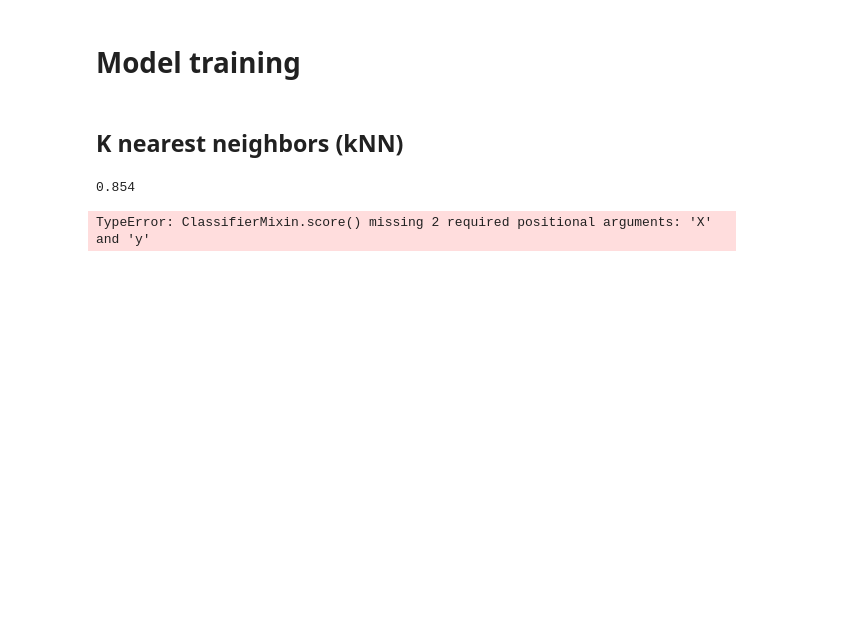
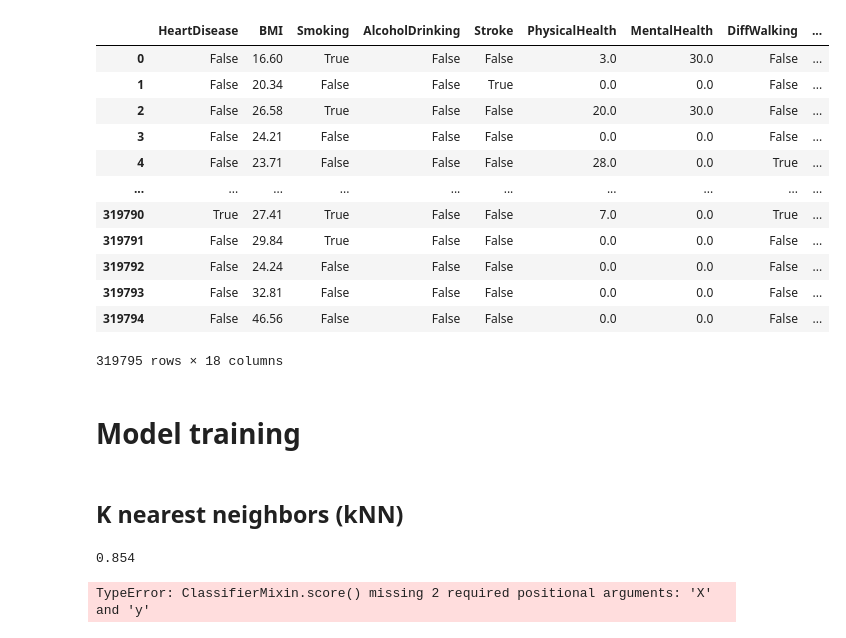
Before and after one commit to rockdonald2/HeartDiseasePrediction, a Jupyter notebook: notebooks/explore.ipynb, the cells around one changed output. Saved outputs shown, nothing was run; the diff lists cells and outputs as text; code cells hidden in the pictures; blank space fills up the shorter version.

```diff
--- a/notebooks/explore.ipynb
+++ b/notebooks/explore.ipynb
@@ -35,6 +35,22 @@ categories.sort()
 
 heart['AgeCategory'].replace(categories, value=list(range(0, len(categories))), inplace=True)
 heart['AgeCategory'] = heart['AgeCategory'].astype(int)
+# %%
+heart
+# %% [output]
+|  | HeartDisease | BMI | Smoking | AlcoholDrinking | Stroke | PhysicalHealth | MentalHealth | DiffWalking | ... |
+| 0 | False | 16.60 | True | False | False | 3.0 | 30.0 | False | ... |
+| 1 | False | 20.34 | False | False | True | 0.0 | 0.0 | False | ... |
+| 2 | False | 26.58 | True | False | False | 20.0 | 30.0 | False | ... |
+| 3 | False | 24.21 | False | False | False | 0.0 | 0.0 | False | ... |
+| 4 | False | 23.71 | False | False | False | 28.0 | 0.0 | True | ... |
+| ... | ... | ... | ... | ... | ... | ... | ... | ... | ... |
+| 319790 | True | 27.41 | True | False | False | 7.0 | 0.0 | True | ... |
+| 319791 | False | 29.84 | True | False | False | 0.0 | 0.0 | False | ... |
+| 319792 | False | 24.24 | False | False | False | 0.0 | 0.0 | False | ... |
+| 319793 | False | 32.81 | False | False | False | 0.0 | 0.0 | False | ... |
+| 319794 | False | 46.56 | False | False | False | 0.0 | 0.0 | False | ... |
+319795 rows × 18 columns
 # %%
 heart.to_csv('../data/heart_cleaned.csv', index=False)
 # %% [markdown]
```
Also changed, not shown: 2 other files.
